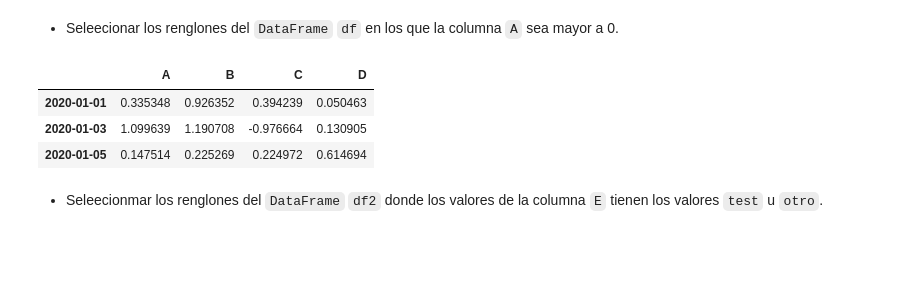
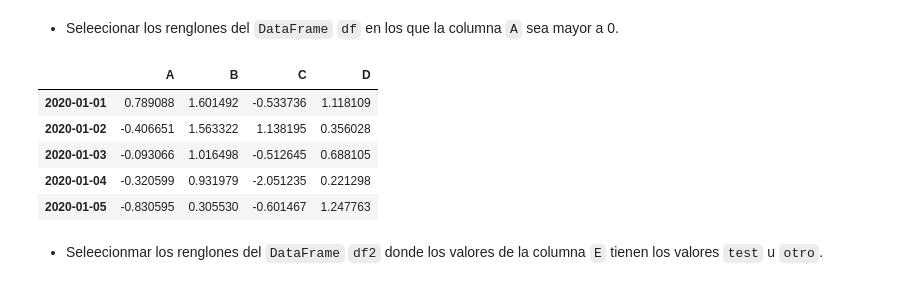
Before and after one commit to Manchas2k4/tc1002S, a Jupyter notebook: 04-2-libreria-pandas.ipynb, the cells around one changed output. Cells and saved outputs as stored; diff of their text form; code cells hidden in the pictures; blank space fills up the shorter version.

```diff
--- a/04-2-libreria-pandas.ipynb
+++ b/04-2-libreria-pandas.ipynb
@@ -349,11 +262,13 @@ df[df > 0]
 # %% [markdown]
 * Seleecionar los renglones del `DataFrame` `df` en los que la columna `A` sea mayor a 0.
 # %%
-df[df.A > 0]
+df[df.B > 0]
 # %% [output]
 |  | A | B | C | D |
-| 2020-01-01 | 0.335348 | 0.926352 | 0.394239 | 0.050463 |
-| 2020-01-03 | 1.099639 | 1.190708 | -0.976664 | 0.130905 |
-| 2020-01-05 | 0.147514 | 0.225269 | 0.224972 | 0.614694 |
+| 2020-01-01 | 0.789088 | 1.601492 | -0.533736 | 1.118109 |
+| 2020-01-02 | -0.406651 | 1.563322 | 1.138195 | 0.356028 |
+| 2020-01-03 | -0.093066 | 1.016498 | -0.512645 | 0.688105 |
+| 2020-01-04 | -0.320599 | 0.931979 | -2.051235 | 0.221298 |
+| 2020-01-05 | -0.830595 | 0.305530 | -0.601467 | 1.247763 |
 # %% [markdown]
 * Seleecionmar los renglones del `DataFrame` `df2` donde los valores de la columna `E` tienen los valores `test` u `otro`.
```
Also changed, not shown: parts of 41 cells of this notebook, 1 other file.
